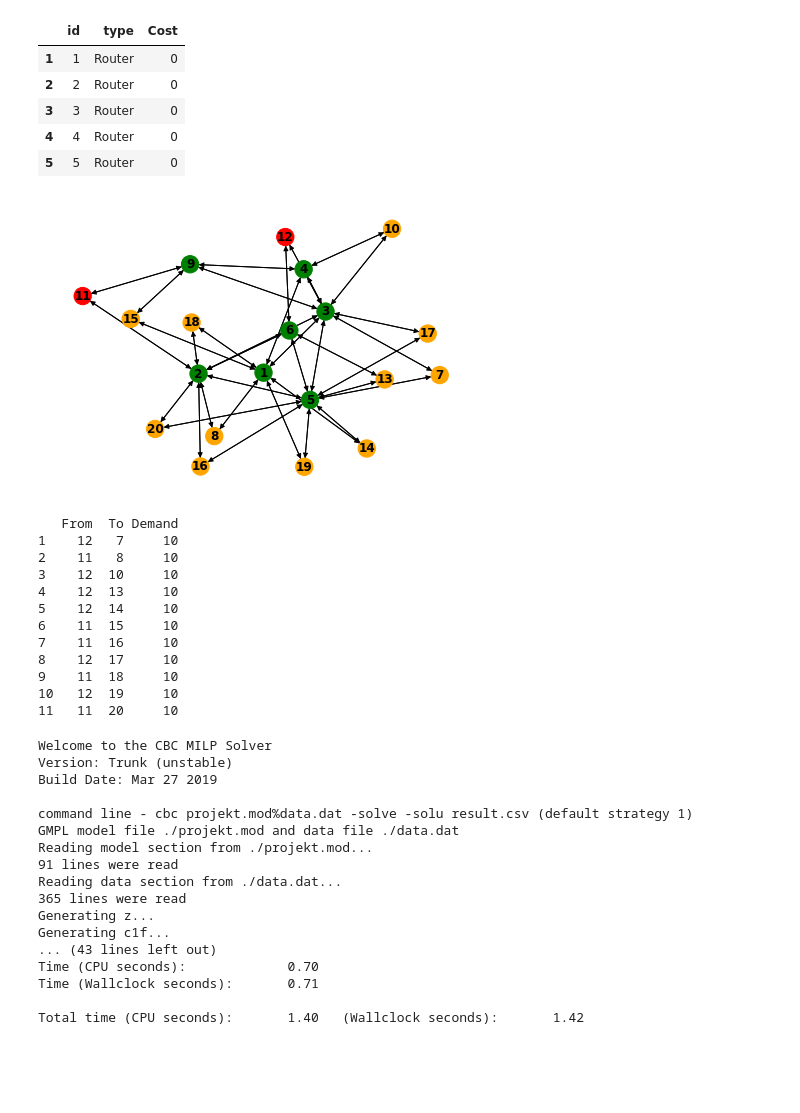
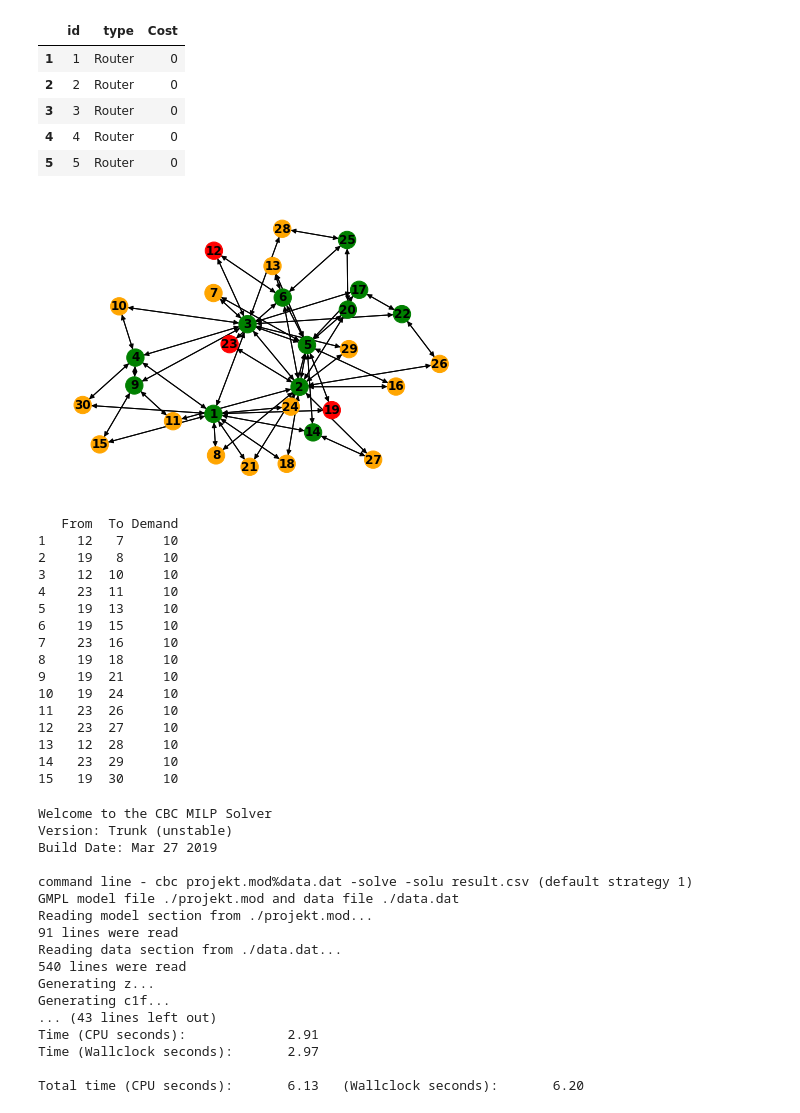
Before and after one commit to ingertb/Dual-Homing-Optimization, a Jupyter notebook: Projekt_dual_homing.ipynb, the cells around one changed output. Cells and saved outputs as stored; diff of their text form; code cells hidden in the pictures; blank space fills up the shorter version.

```diff
--- a/Projekt_dual_homing.ipynb
+++ b/Projekt_dual_homing.ipynb
@@ -2,10 +2,10 @@
 import networkx as nx
 import random as rnd
 
+n_nodes=30  #number of nodes
+min_servers=2 #minimum number of servers in the network
+max_servers=3 #maximum number of servers in the network
 
-n_nodes=20  #number of nodes
-min_servers=1 #minimum number of servers in the network
-max_servers=3
 # Creation of random graph
 net = nx.barabasi_albert_graph(n_nodes, 2, seed=42)
 net = net.to_directed() #convert to direct graf
@@ -244,34 +250,29 @@ dat_node.head()
 | 4 | 4 | Router | 0 |
 | 5 | 5 | Router | 0 |
 # %%
-#create the network with the new indexes
+#create the network with the new indexes for the GMLP program
 Network = nx.Graph()
 color_map3 = []
 for i in range(1, len(data)+1):
-        if data['From_type'][i]== 'Router':
-            Network.add_edge(data['From_id'][i], data['To_id'][i])
-        elif data['From_type'][i]== 'Endpoint':
-            Network.add_edge(data['From_id'][i], data['To_id'][i])
-        elif data['From_type'][i]== 'Server':
-            Network.add_edge(data['From_id'][i], data['To_id'][i])
+    Network.add_edge(data['From_id'][i], data['To_id'][i])
+
 Network = Network.to_directed() #convert to direct graf
 
 for v in Network.nodes:
     if dat_node['type'][v][0:1] == 'R':
         color_map3.append(ROUT_COLOR)
     elif dat_node['type'][v][0:1] == 'S':
         color_map3.append(SRV_COLOR)
     elif dat_node['type'][v][0:1] == 'E':
         color_map3.append(ENDP_COLOR)
 
 #draw the network
-
 nx.draw(Network, with_labels=True, font_weight='bold', pos=nx.spring_layout(Network),node_color=color_map3)
 plt.savefig("path.png")
 plt.show()
 #print (data)
 # %% [output]
-[figure, old version]
+[figure, new version]
 # %%
 #generar demandas
 import random as rnd
@@ -347,16 +348,20 @@ print (data_demand)
 # %% [output]
    From  To Demand
 1    12   7     10
-2    11   8     10
+2    19   8     10
 3    12  10     10
-4    12  13     10
-5    12  14     10
-6    11  15     10
-7    11  16     10
-8    12  17     10
-9    11  18     10
-10   12  19     10
-11   11  20     10
+4    23  11     10
+5    19  13     10
+6    19  15     10
+7    23  16     10
+8    19  18     10
+9    19  21     10
+10   19  24     10
+11   23  26     10
+12   23  27     10
+13   12  28     10
+14   23  29     10
+15   19  30     10
 # %%
 Vn=n_nodes
 En=0
@@ -497,11 +502,11 @@ GMPL model file ./projekt.mod and data file ./data.dat
 Reading model section from ./projekt.mod...
 91 lines were read
 Reading data section from ./data.dat...
-365 lines were read
+540 lines were read
 Generating z...
 Generating c1f...
 ... (43 lines left out)
-Time (CPU seconds):             0.70
-Time (Wallclock seconds):       0.71
+Time (CPU seconds):             2.91
+Time (Wallclock seconds):       2.97
 
-Total time (CPU seconds):       1.40   (Wallclock seconds):       1.42
+Total time (CPU seconds):       6.13   (Wallclock seconds):       6.20
```
Also changed, not shown: parts of 15 cells of this notebook.
